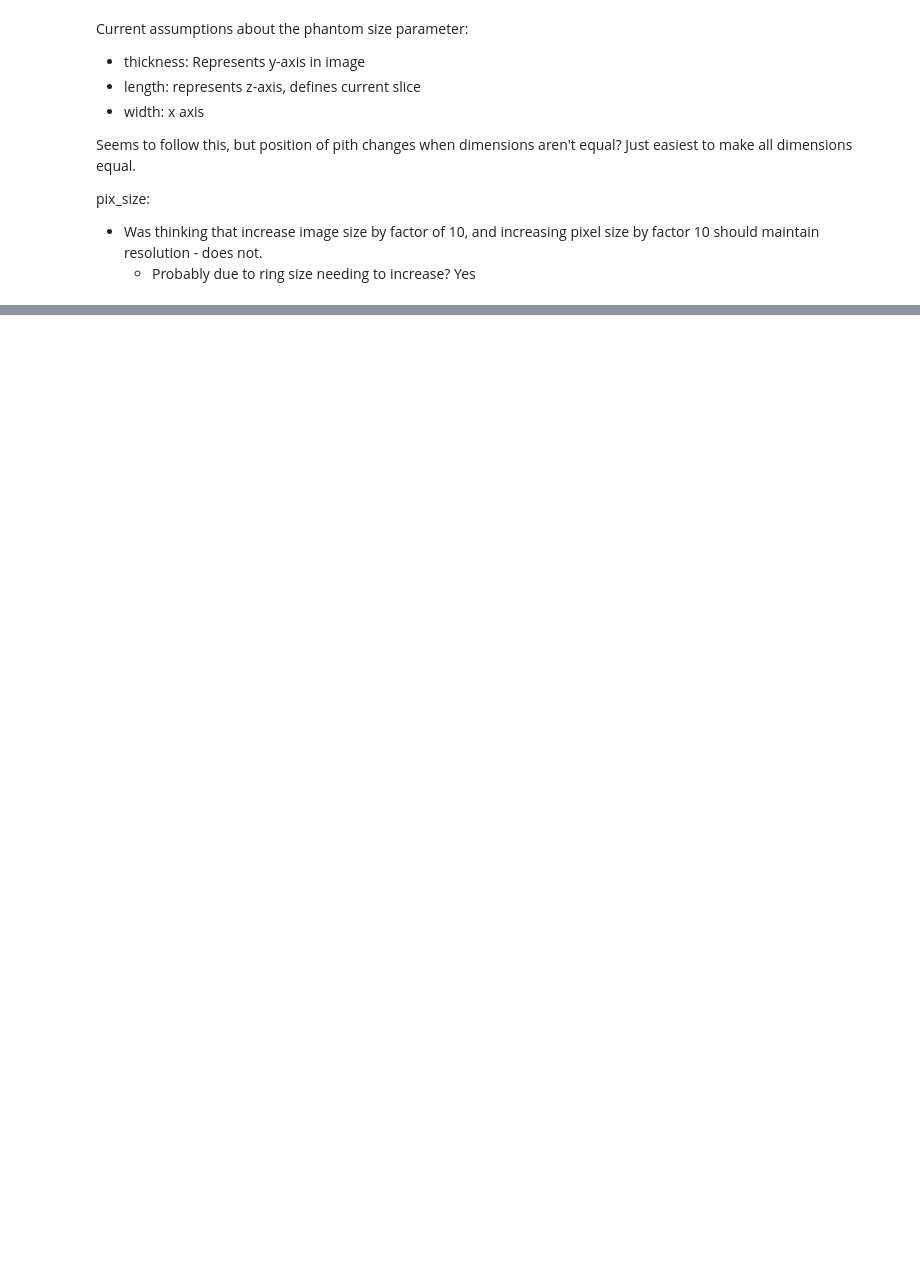
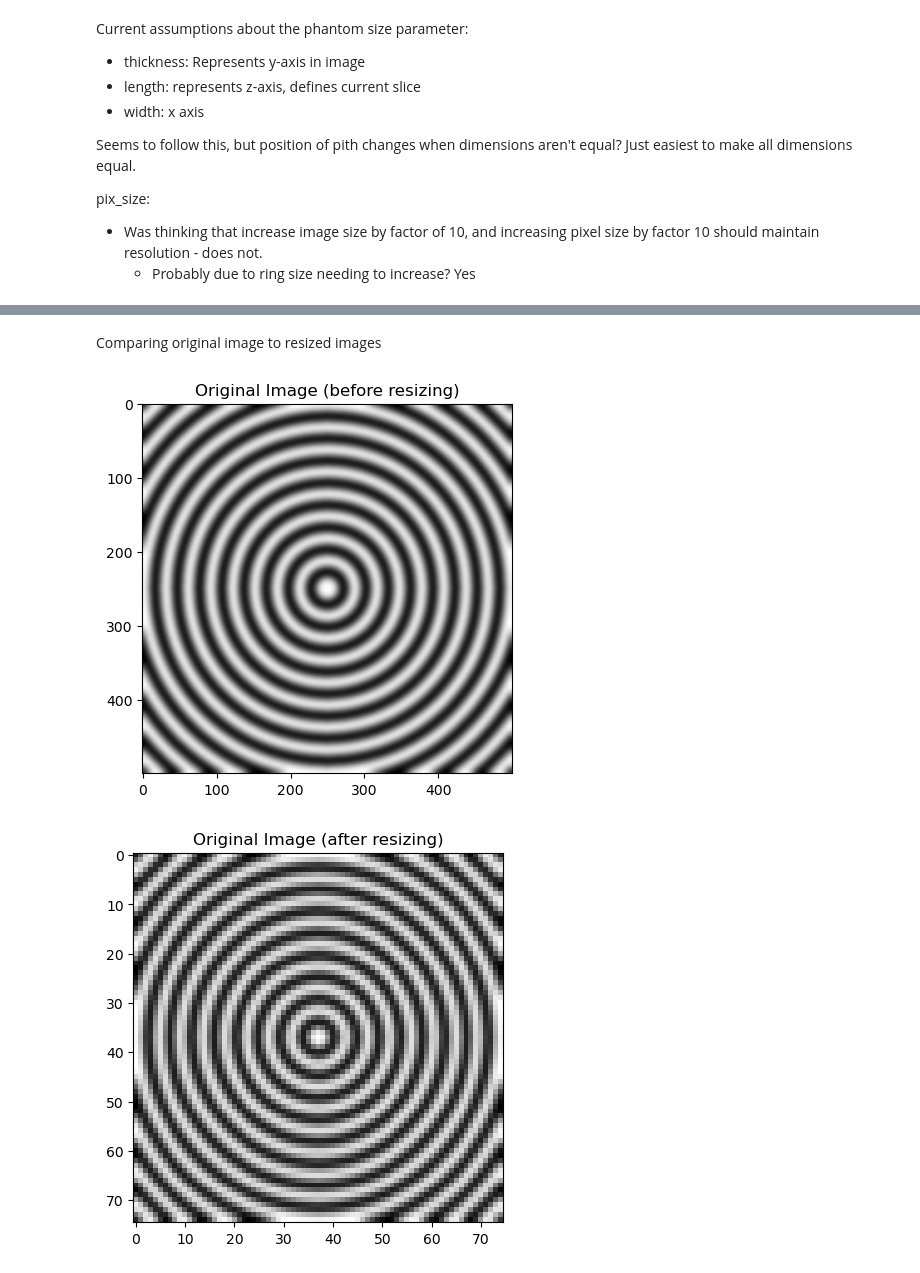
Before and after one commit to npeuker/MathModellingDTU, a Jupyter notebook: Exam Project/validation data generation/imagegen.ipynb, the cells around one changed output, grey strips where cells are left out. Saved outputs shown, nothing was run; the diff lists cells and outputs as text; code cells hidden in the pictures; blank space fills up the shorter version.

```diff
--- a/Exam Project/validation data generation/imagegen.ipynb
+++ b/Exam Project/validation data generation/imagegen.ipynb
@@ -202,0 +421,19 @@ pix_size:
+# %% [markdown]
+Comparing original image to resized images
+# %%
+# Comparing images
+plt.imshow(original_im, cmap="gray")
+plt.title("Original Image (before resizing)")
+plt.show()
+plt.imshow(resized_im_1, cmap="gray")
+plt.title("Original Image (after resizing)")
+plt.show()
+# plt.imshow(resized_im_2)
+# plt.title("Original Image (after resizing)")
+# plt.show()
+# plt.imshow(resized_im_3)
+# plt.title("Original Image (after resizing)")
+# plt.show()
+# %% [output]
+[figure, added]
+[figure, added]
```
Also changed, not shown: parts of 12 cells of this notebook, 26 other files.
